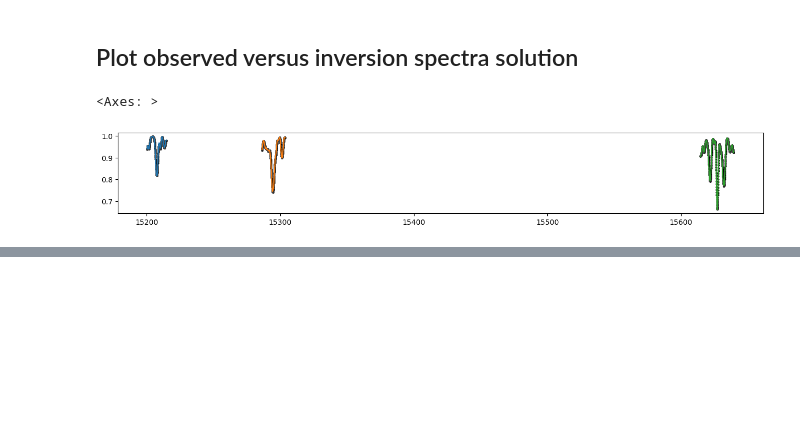
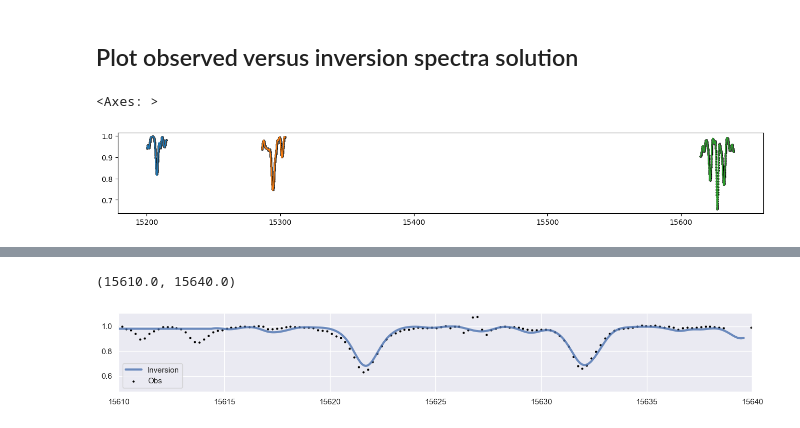
Before and after one commit to JoanRaygoza/H-MagNet-example, a Jupyter notebook: example.ipynb, the cells around one changed output, grey strips where cells are left out. Cells and saved outputs as stored; diff of their text form; code cells hidden in the pictures; blank space fills up the shorter version.

```diff
--- a/example.ipynb
+++ b/example.ipynb
@@ -194,0 +227,9 @@ sns.scatterplot(x=net.get_wavelength(), y=inv_spectra, s=10, linewidth=0.1, colo
+# %%
+wl_synth = net.get_wavelength()
+fig, ax = plt.subplots(figsize=(16, 2))
+ax = sns.lineplot(x=wl_synth, y=inv_spectra, legend=False, linewidth=3, linestyle='-', alpha=0.8, ax=ax, label='Inversion')
+ax = sns.scatterplot(x=wl, y=flux, s=10, linewidth=0.1, color='black', ax=ax, label='Obs')
+plt.xlim(15610,15640)
+# %% [output]
+(15610.0, 15640.0)
+[figure, added]
```
Also changed, not shown: parts of 14 cells of this notebook, 2 other files.
